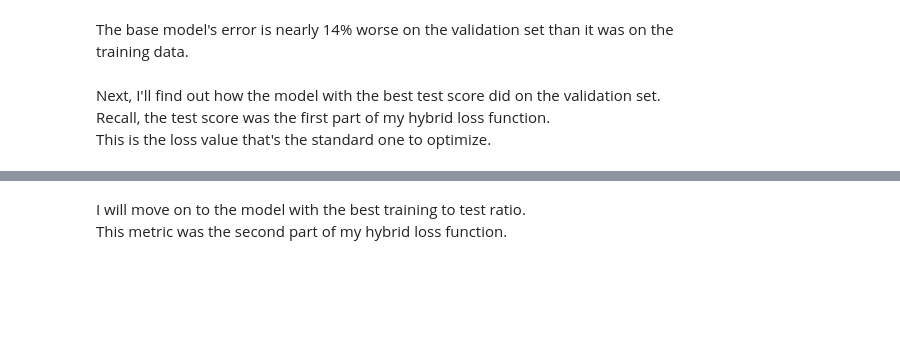
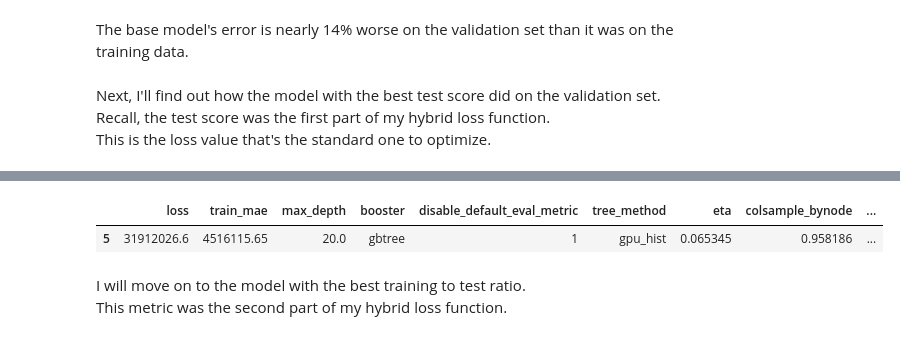
Before and after one commit to christianspybrook/movie_actor_tree_ensembles, a Jupyter notebook: xgboost/capstone2_xgb_regressor_optimized_target.ipynb, the cells around one changed output, grey strips where cells are left out. Drawn from its saved outputs; the diff is of its cells as text; code cells hidden in the pictures; blank space fills up the shorter version.

```diff
--- a/xgboost/capstone2_xgb_regressor_optimized_target.ipynb
+++ b/xgboost/capstone2_xgb_regressor_optimized_target.ipynb
@@ -3625,5 +3173,8 @@ trials_df
 # %%
-trials_df.loc[trials_df['test_scores'] == trials_df['test_scores'].min()]
+trials_df.loc[trials_df['loss'] == trials_df['loss'].min()]
+# %% [output]
+|  | loss | train_mae | max_depth | booster | disable_default_eval_metric | tree_method | eta | colsample_bynode | ... |
+| 5 | 31912026.6 | 4516115.65 | 20.0 | gbtree | 1 | gpu_hist | 0.065345 | 0.958186 | ... |
 # %% [markdown]
 I will move on to the model with the best training to test ratio.<br>
 This metric was the second part of my hybrid loss function.
```
Also changed, not shown: parts of 133 cells of this notebook.
